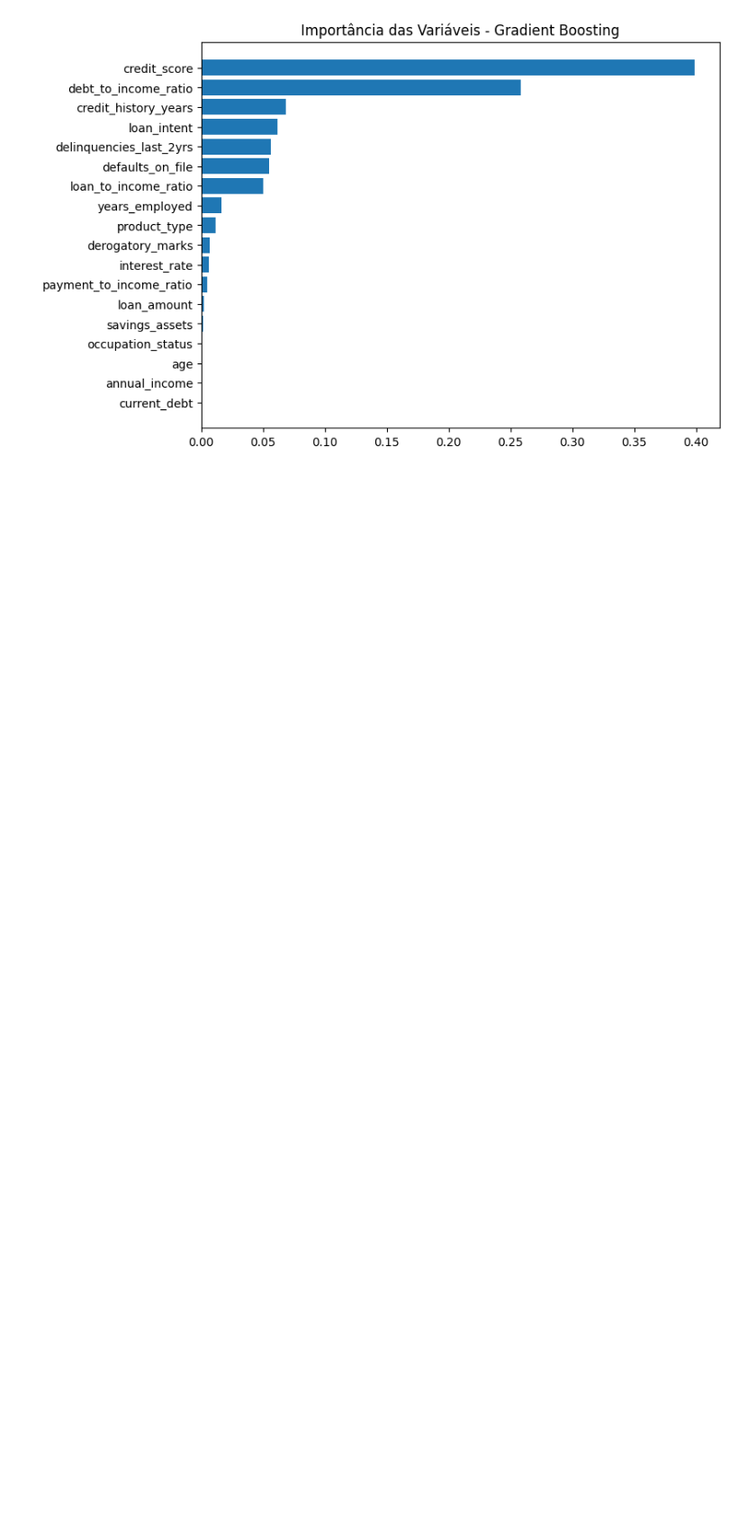
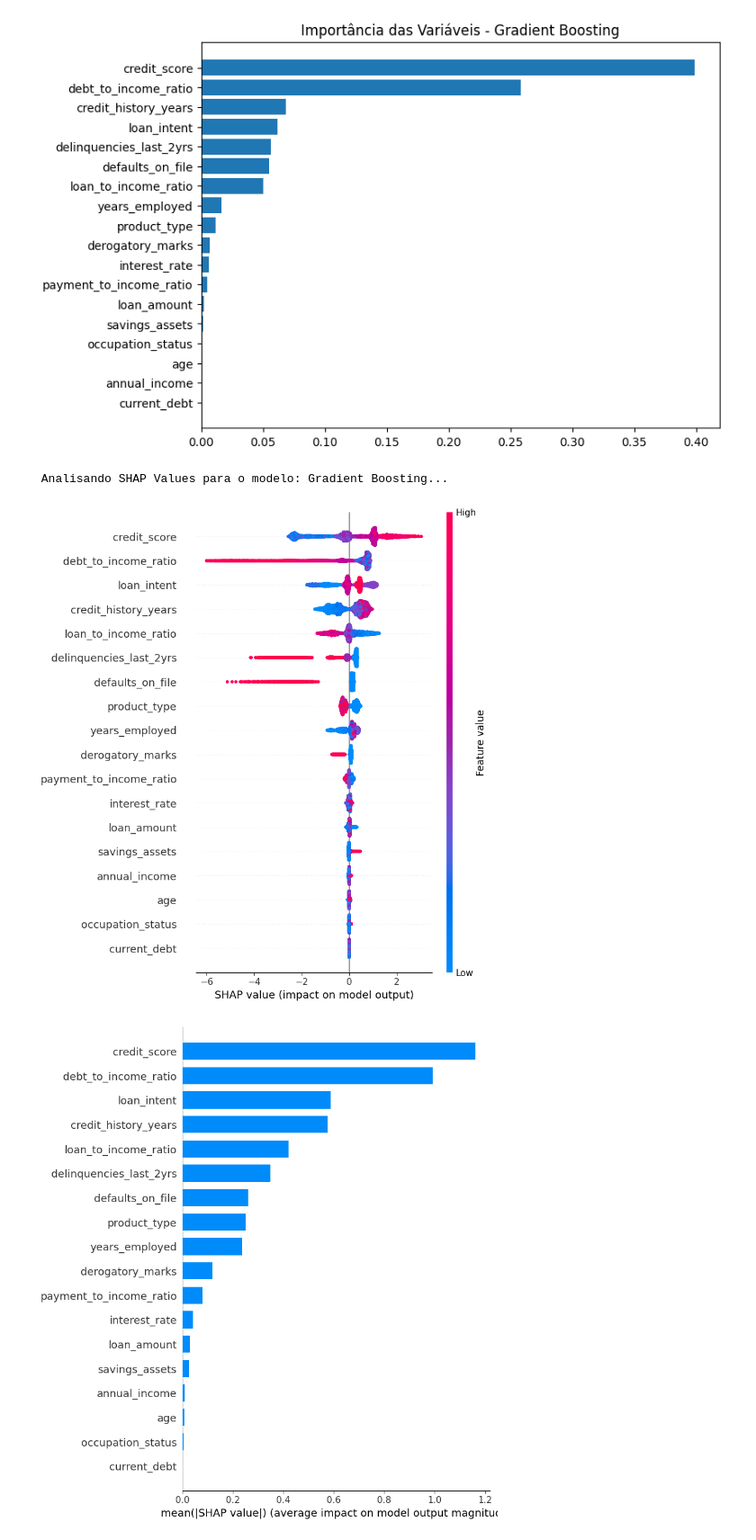
Before and after one commit to hjmartins/Classification-ML-Workflow, a Jupyter notebook: notebook/main.ipynb, the cells around one changed output. Shown at 90% size. Drawn from its saved outputs; the diff is of its cells as text; code cells hidden in the pictures; blank space fills up the shorter version.

```diff
--- a/notebook/main.ipynb
+++ b/notebook/main.ipynb
@@ -231,3 +275,14 @@ importancia_variaveis(
 3             annual_income    0.000274
 7              current_debt    0.000000
 [figure]
+# %%
+shap_analysis(
+    melhor_modelo,
+    X_train_ref,
+    X_test_ref,
+    best_model_name
+)
+# %% [output]
+ Analisando SHAP Values para o modelo: Gradient Boosting...
+[figure, added]
+[figure, added]
```
Also changed, not shown: parts of 2 cells of this notebook, 1 other file.
